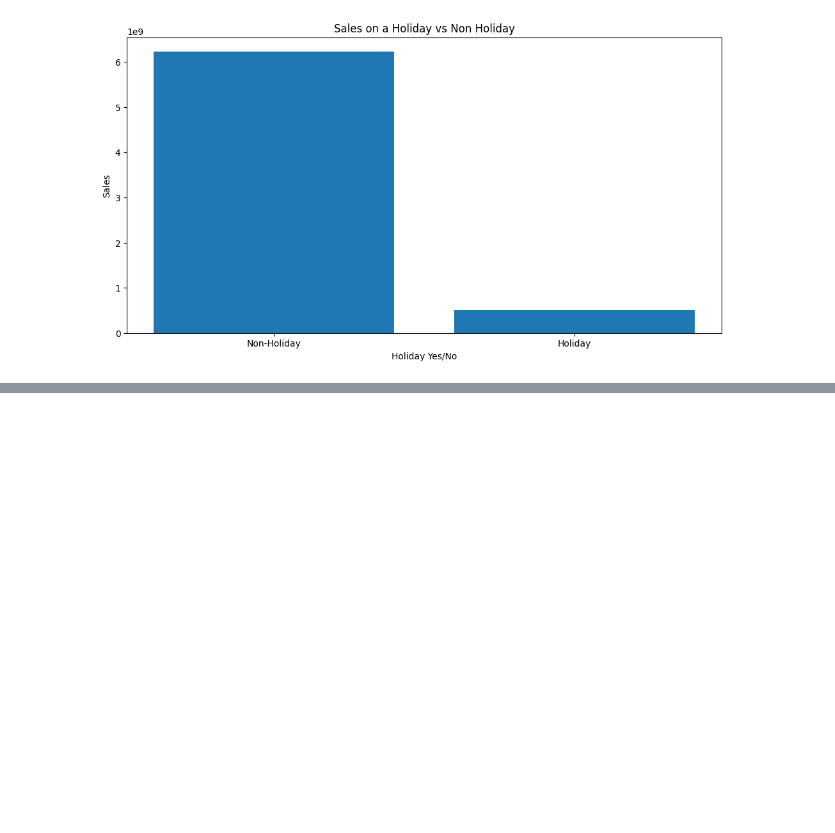
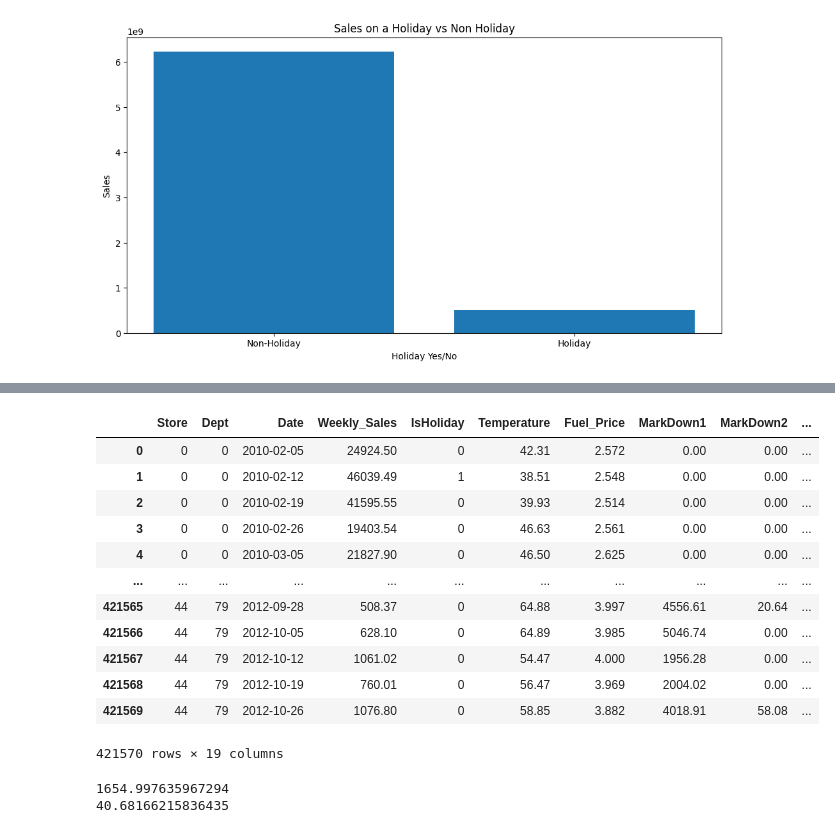
Before and after one commit to parthnijh/walmart-sales-forecasting, a Jupyter notebook: walmart_sales_forecasting.ipynb, the cells around one changed output, grey strips where cells are left out. Cells and saved outputs as stored; diff of their text form; code cells hidden in the pictures; blank space fills up the shorter version.

```diff
--- a/walmart_sales_forecasting.ipynb
+++ b/walmart_sales_forecasting.ipynb
@@ -259,0 +260,50 @@ plt.show()
+# %%
+
+
+train_merge = train_merge.sort_values(['Store', 'Dept', 'Date'])
+
+train_merge['lag_1'] = (
+    train_merge
+    .groupby(['Store','Dept'])['Weekly_Sales']
+    .shift(1)
+)
+
+train_merge['lag_4'] = (
+    train_merge
+    .groupby(['Store','Dept'])['Weekly_Sales']
+    .shift(4)
+)
+train_merge['lag_8'] = (
+    train_merge
+    .groupby(['Store','Dept'])['Weekly_Sales']
+    .shift(8)
+)
+train_merge['rolling_mean_4'] = (
+    train_merge
+    .groupby(['Store','Dept'])['Weekly_Sales']
+    .shift(1)
+    .rolling(4)
+    .mean()
+)
+# %%
+from sklearn.preprocessing import LabelEncoder
+st=LabelEncoder()
+dept=LabelEncoder()
+train_merge["Store"]=st.fit_transform(train_merge["Store"])
+train_merge["Dept"]=dept.fit_transform(train_merge["Dept"])
+# %%
+train_merge
+# %% [output]
+|  | Store | Dept | Date | Weekly_Sales | IsHoliday | Temperature | Fuel_Price | MarkDown1 | MarkDown2 | ... |
+| 0 | 0 | 0 | 2010-02-05 | 24924.50 | 0 | 42.31 | 2.572 | 0.00 | 0.00 | ... |
+| 1 | 0 | 0 | 2010-02-12 | 46039.49 | 1 | 38.51 | 2.548 | 0.00 | 0.00 | ... |
+| 2 | 0 | 0 | 2010-02-19 | 41595.55 | 0 | 39.93 | 2.514 | 0.00 | 0.00 | ... |
+| 3 | 0 | 0 | 2010-02-26 | 19403.54 | 0 | 46.63 | 2.561 | 0.00 | 0.00 | ... |
+| 4 | 0 | 0 | 2010-03-05 | 21827.90 | 0 | 46.50 | 2.625 | 0.00 | 0.00 | ... |
+| ... | ... | ... | ... | ... | ... | ... | ... | ... | ... | ... |
+| 421565 | 44 | 79 | 2012-09-28 | 508.37 | 0 | 64.88 | 3.997 | 4556.61 | 20.64 | ... |
+| 421566 | 44 | 79 | 2012-10-05 | 628.10 | 0 | 64.89 | 3.985 | 5046.74 | 0.00 | ... |
+| 421567 | 44 | 79 | 2012-10-12 | 1061.02 | 0 | 54.47 | 4.000 | 1956.28 | 0.00 | ... |
+| 421568 | 44 | 79 | 2012-10-19 | 760.01 | 0 | 56.47 | 3.969 | 2004.02 | 0.00 | ... |
+| 421569 | 44 | 79 | 2012-10-26 | 1076.80 | 0 | 58.85 | 3.882 | 4018.91 | 58.08 | ... |
+421570 rows × 19 columns
@@ -259,0 +317,14 @@ plt.show()
+# %%
+from sklearn.ensemble import RandomForestRegressor
+import numpy as np
+model=RandomForestRegressor(n_estimators=50,random_state=42,n_jobs=-1)
+model.fit(Xtrain,ytrain)
+val_preds=model.predict(Xvalid)
+from sklearn.metrics import mean_absolute_error
+mse=mean_absolute_error(yvalid,val_preds)
+rmse=np.sqrt(mse)
+print(mse)
+print(rmse)
+# %% [output]
+1654.997635967294
+40.68166215836435
```
Also changed, not shown: parts of 3 cells of this notebook.
